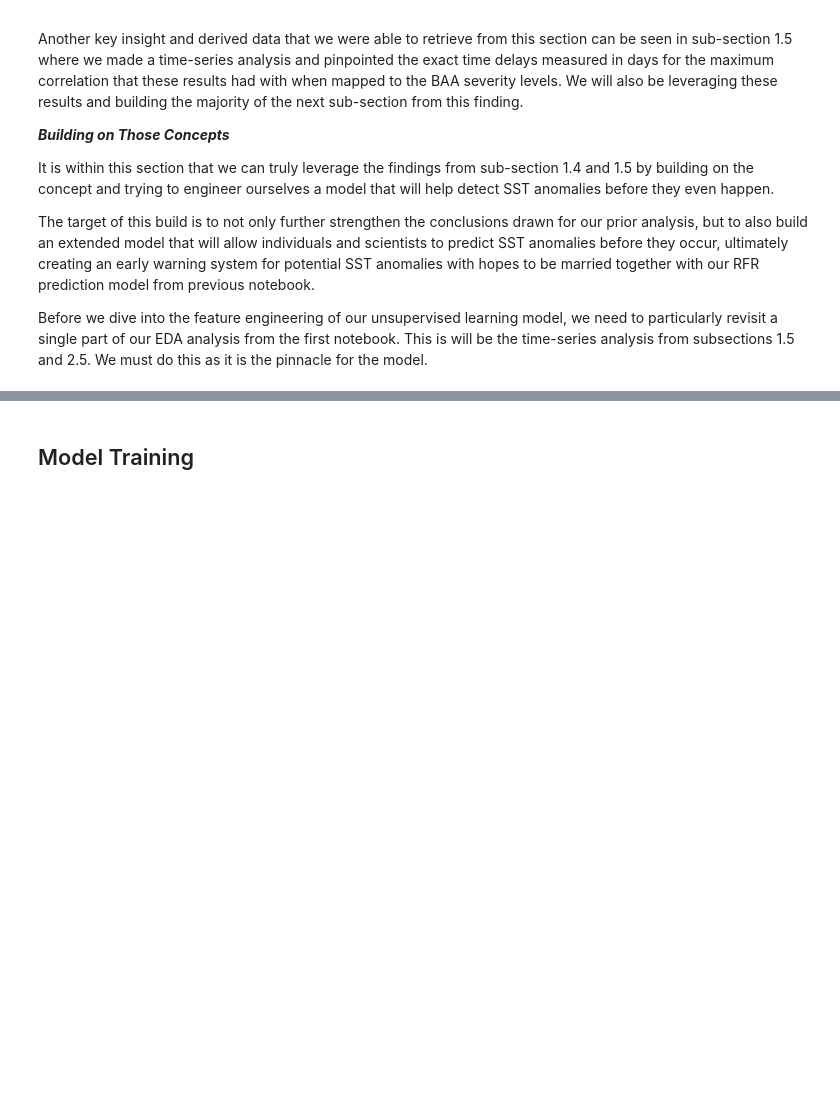
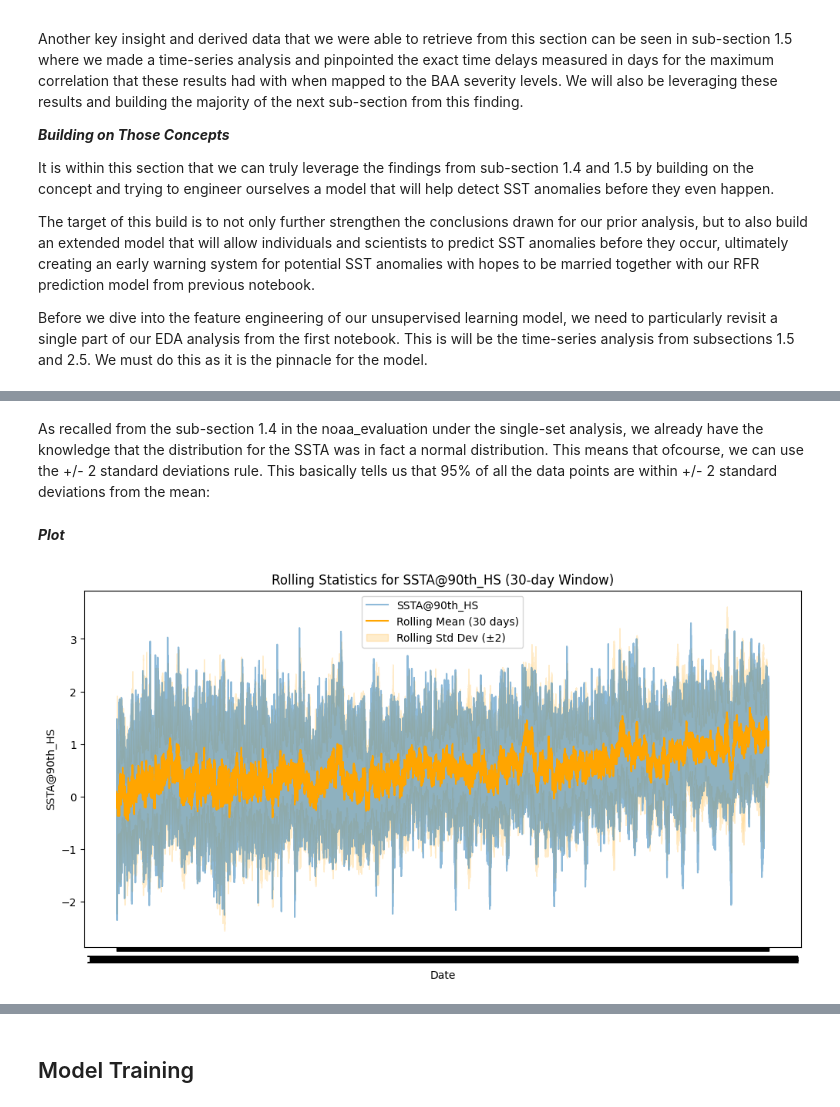
Before and after one commit to KengoKato02/coral-bleach-predictor, a Jupyter notebook: src/notebooks/noaa_extension.ipynb, the cells around one changed output, grey strips where cells are left out. Saved outputs shown, nothing was run; the diff lists cells and outputs as text; code cells hidden in the pictures; blank space fills up the shorter version.

Commit message:
deep time-series analysis & feature engineering

```diff
--- a/src/notebooks/noaa_extension.ipynb
+++ b/src/notebooks/noaa_extension.ipynb
@@ -102,0 +135,2 @@ As we will be focusing particularly onto the SST anomalies within this section,
+# %%
+window_size = 30
@@ -102,0 +139,5 @@ As we will be focusing particularly onto the SST anomalies within this section,
+# %%
+combined_regional_df['SSTA_rolling_mean'] = combined_regional_df['SSTA@90th_HS'].rolling(window=window_size).mean()
+combined_regional_df['SSTA_rolling_std'] = combined_regional_df['SSTA@90th_HS'].rolling(window=window_size).std()
+
+print(combined_regional_df[['SSTA@90th_HS', 'SSTA_rolling_mean', 'SSTA_rolling_std']].head(40)) # I check for 40 because the first 29 rows will likely be NaN because of the window size
@@ -102,0 +166,7 @@ As we will be focusing particularly onto the SST anomalies within this section,
+# %%
+length_before_drop = len(combined_regional_df)
+combined_regional_df = combined_regional_df.dropna(subset=['SSTA_rolling_mean', 'SSTA_rolling_std'])
+length_after_drop = len(combined_regional_df)
+
+print(f'Dropped {length_before_drop - length_after_drop} rows for the NaN')
+print(combined_regional_df[['SSTA@90th_HS', 'SSTA_rolling_mean', 'SSTA_rolling_std']].head())
@@ -102,0 +182,19 @@ As we will be focusing particularly onto the SST anomalies within this section,
+# %% [markdown]
+As recalled from the sub-section 1.4 in the noaa_evaluation under the single-set analysis, we already have the knowledge that the distribution for the SSTA was in fact a normal distribution. This means that ofcourse, we can use the +/- 2 standard deviations rule. This basically tells us that 95% of all the data points are within +/- 2 standard deviations from the mean:
+# %%
+upper_threshold = combined_regional_df['SSTA_rolling_mean'] + 2 * combined_regional_df['SSTA_rolling_std']
+lower_threshold = combined_regional_df['SSTA_rolling_mean'] - 2 * combined_regional_df['SSTA_rolling_std']
+# %% [markdown]
+***Plot***
+# %%
+plt.figure(figsize=(12, 6))
+plt.plot(combined_regional_df.index, combined_regional_df['SSTA@90th_HS'], label='SSTA@90th_HS', alpha=0.5)
+plt.plot(combined_regional_df.index, combined_regional_df['SSTA_rolling_mean'], label='Rolling Mean (30 days)', color='orange')
+plt.fill_between(combined_regional_df.index, lower_threshold, upper_threshold, color='orange', alpha=0.2, label='Rolling Std Dev (±2)')
+plt.title('Rolling Statistics for SSTA@90th_HS (30-day Window)')
+plt.xlabel('Date')
+plt.ylabel('SSTA@90th_HS')
+plt.legend()
+plt.show()
+# %% [output]
+[figure, added]
```
Also changed, not shown: parts of 19 cells of this notebook.
